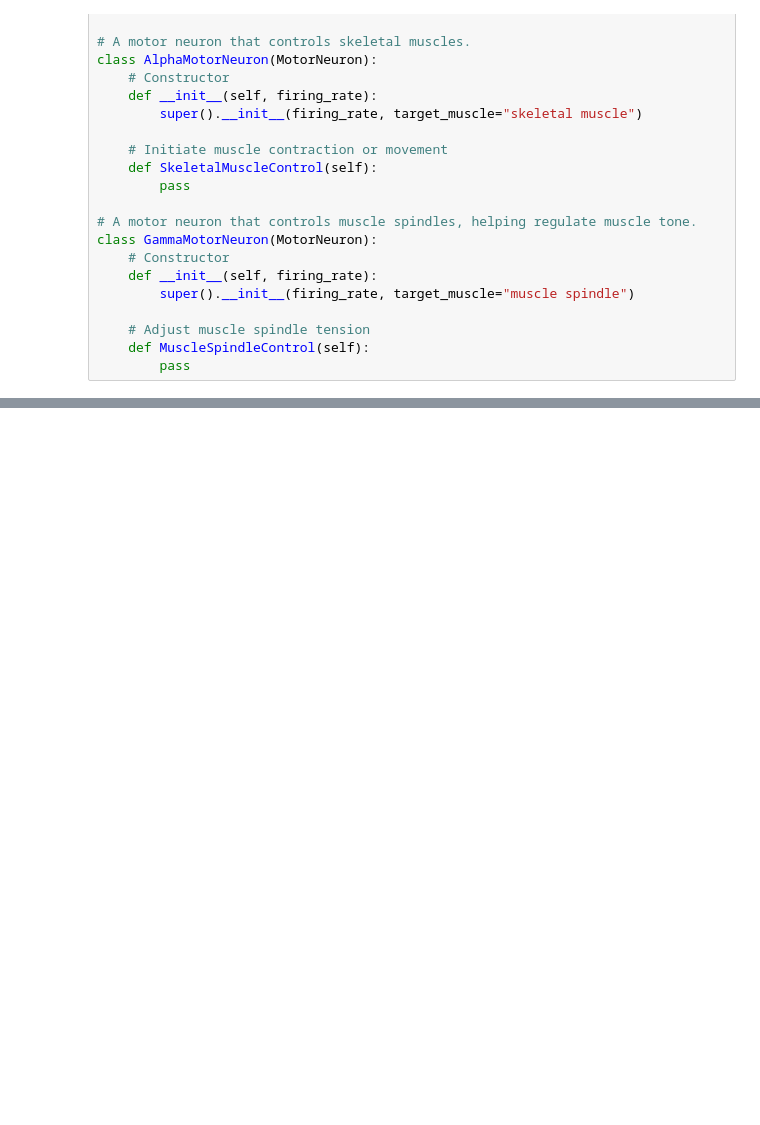
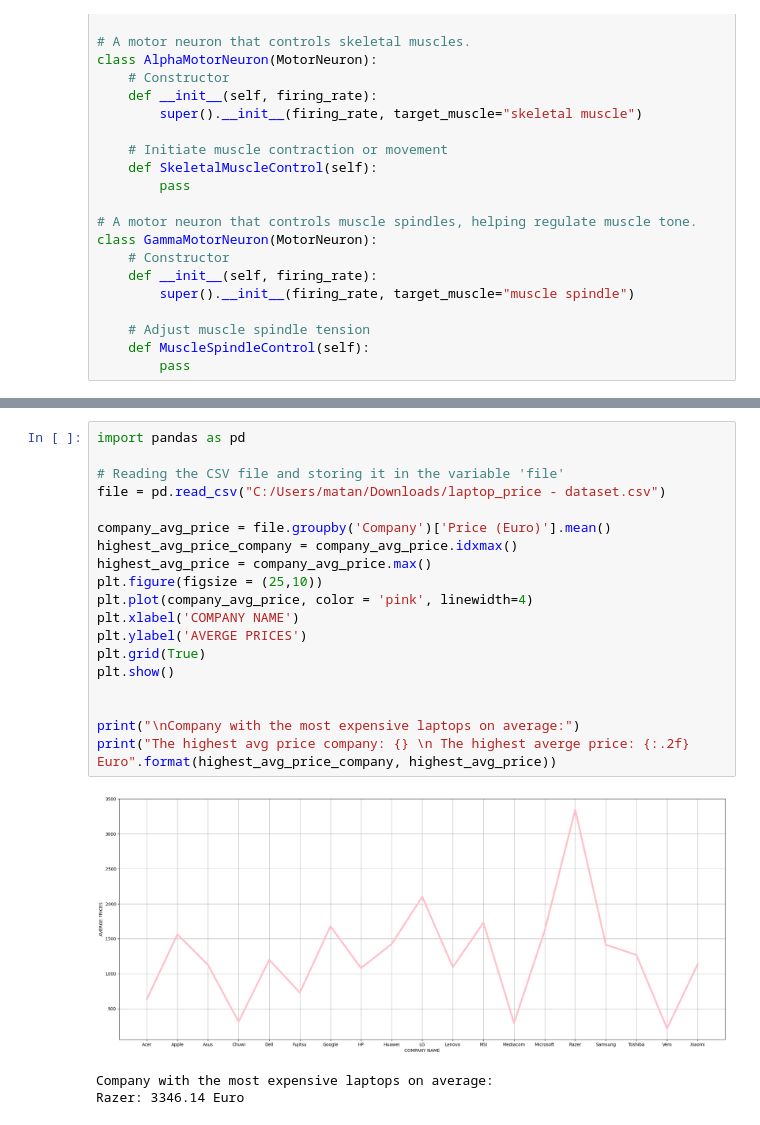
Before and after one commit to Matan-Jack/firstProjectPython, a Jupyter notebook: firstMiniProject.ipynb, the cells around one changed output, grey strips where cells are left out. Drawn from its saved outputs; the diff is of its cells as text; blank space fills up the shorter version.

```diff
--- a/firstMiniProject.ipynb
+++ b/firstMiniProject.ipynb
@@ -240,0 +219,23 @@ df.head(20)
+# %%
+import pandas as pd
+
+# Reading the CSV file and storing it in the variable 'file'
+file = pd.read_csv("C:/Users/matan/Downloads/laptop_price - dataset.csv")
+
+company_avg_price = file.groupby('Company')['Price (Euro)'].mean()
+highest_avg_price_company = company_avg_price.idxmax()
+highest_avg_price = company_avg_price.max()
+plt.figure(figsize = (25,10))
+plt.plot(company_avg_price, color = 'pink', linewidth=4)
+plt.xlabel('COMPANY NAME')
+plt.ylabel('AVERGE PRICES')
+plt.grid(True)
+plt.show()
+
+
+print("\nCompany with the most expensive laptops on average:")
+print("The highest avg price company: {} \n The highest averge price: {:.2f} Euro".format(highest_avg_price_company, highest_avg_price))
+# %% [output]
+[figure, added]
+Company with the most expensive laptops on average:
+Razer: 3346.14 Euro
```
Also changed, not shown: parts of 6 cells of this notebook.
